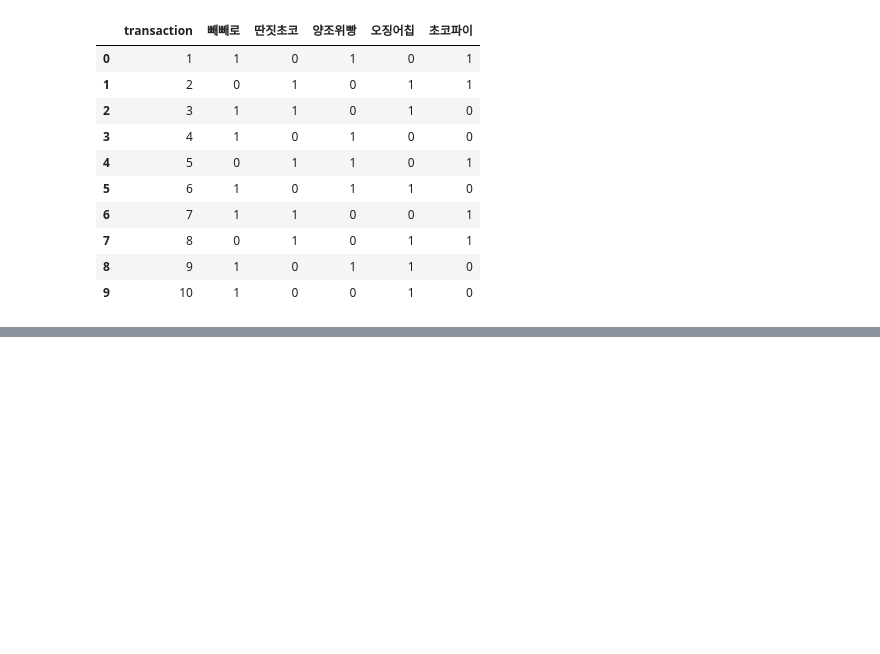
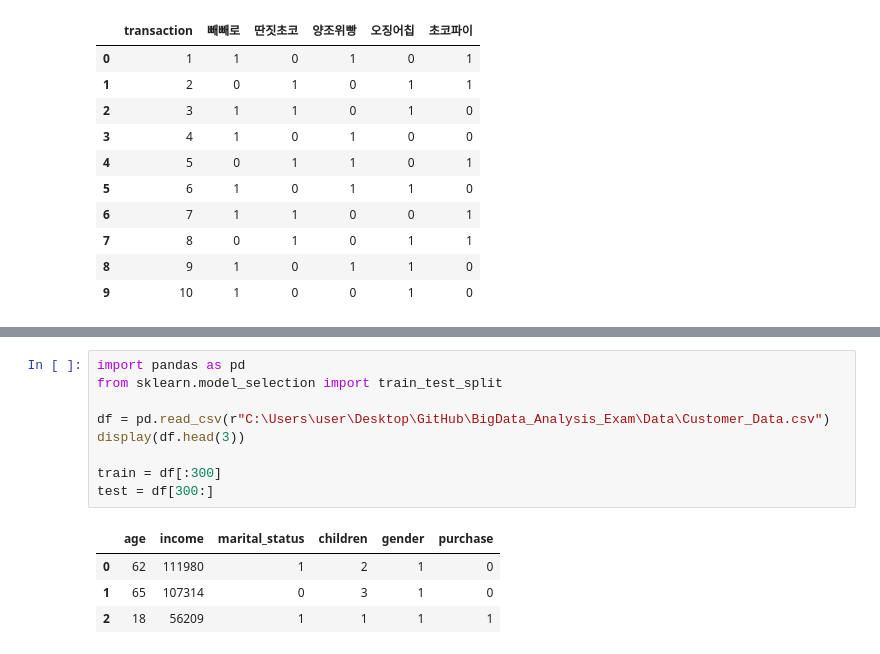
Before and after one commit to extraordinarySumiLee/BigData_Analysis_Exam, a Jupyter notebook: T3.ipynb, the cells around one changed output, grey strips where cells are left out. Drawn from its saved outputs; the diff is of its cells as text; blank space fills up the shorter version.

```diff
--- a/T3.ipynb
+++ b/T3.ipynb
@@ -440,0 +728,14 @@ pepero = df['빼빼로'].sum()
+# %%
+import pandas as pd
+from sklearn.model_selection import train_test_split
+
+df = pd.read_csv(r"C:\Users\user\Desktop\GitHub\BigData_Analysis_Exam\Data\Customer_Data.csv")
+display(df.head(3))
+
+train = df[:300]
+test = df[300:]
+# %% [output]
+|  | age | income | marital_status | children | gender | purchase |
+| 0 | 62 | 111980 | 1 | 2 | 1 | 0 |
+| 1 | 65 | 107314 | 0 | 3 | 1 | 0 |
+| 2 | 18 | 56209 | 1 | 1 | 1 | 1 |
```
Also changed, not shown: parts of 58 cells of this notebook, 5 other files.
